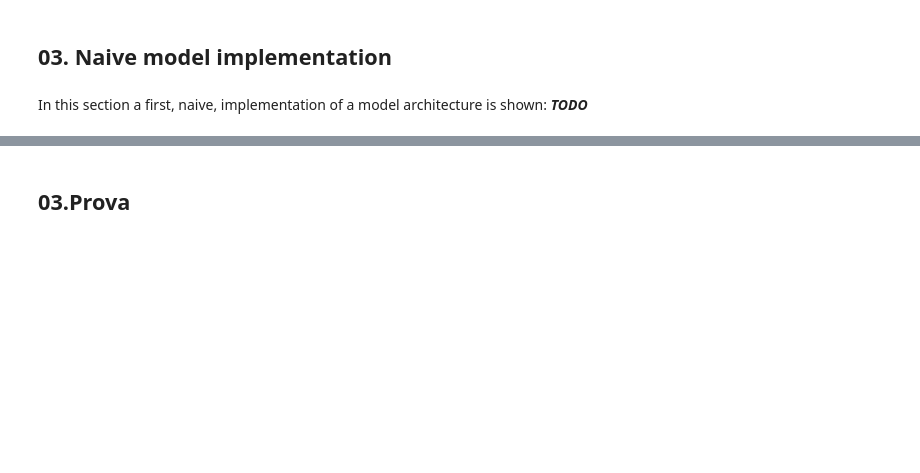
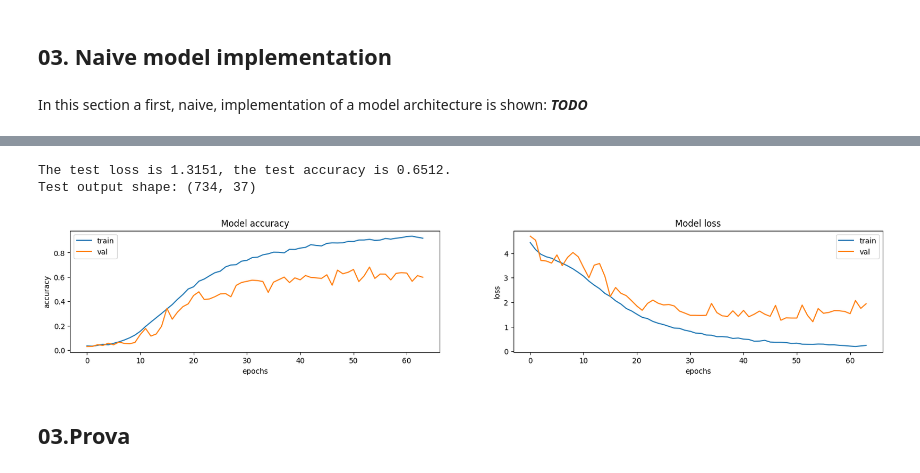
Before and after one commit to Nicolo02/PetClassification_CV_Project, a Jupyter notebook: Task1.ipynb, the cells around one changed output, grey strips where cells are left out. Saved outputs shown, nothing was run; the diff lists cells and outputs as text; code cells hidden in the pictures; blank space fills up the shorter version.

```diff
--- a/Task1.ipynb
+++ b/Task1.ipynb
@@ -54,0 +60,11 @@ np.random.seed(seed)
+# %%
+def plot_history(history):
+    plt.figure(figsize=(20, 3))
+    for i, metric in enumerate(["accuracy", "loss"]):
+        plt.subplot(1, 2, i + 1)
+        plt.plot(history.history[metric])
+        plt.plot(history.history["val_" + metric])
+        plt.title("Model {}".format(metric))
+        plt.xlabel("epochs")
+        plt.ylabel(metric)
+        plt.legend(["train", "val"])
@@ -55,7 +73,9 @@ np.random.seed(seed)
 # %%
-## inserire variabili "globali" es batch_size
-IMG_SHAPE = (224, 224)
+IMG_SHAPE = (256, 256)
 BATCH_SIZE = 32
+EPOCHS = 150
+METRICS = ["accuracy"]
+PATIENCE = 10
 # %% [markdown]
 ## 02. Data import, inspection and pre-processing
 # %% [markdown]
@@ -251,7 +366,11 @@ model.summary()
 # %%
-opt = Adam(learning_rate = 1e-3)
-loss_fcn = SparseCategoricalCrossentropy()
-model.compile(loss = loss_fcn, optimizer = opt, metrics = ["accuracy"])
+opt         = Adam(learning_rate = 1e-3)
+loss_fcn    = SparseCategoricalCrossentropy()
+model.compile(loss=loss_fcn, optimizer=opt, metrics=METRICS)
 
-epochs = 20
-history = model.fit(train_ds, epochs = epochs, validation_data = val_ds);
+callbacks = [
+    ## Restore the best weights of the model based on the validation loss, with a patience of EPOCHS epochs
+    keras.callbacks.EarlyStopping(monitor="val_loss", patience=PATIENCE, restore_best_weights=True)
+]
+
+history = model.fit(train_ds, epochs=EPOCHS, validation_data=val_ds, callbacks=callbacks);
@@ -258,18 +395,13 @@ history = model.fit(train_ds, epochs = epochs, validation_data = val_ds);
 # %%
-plt.figure(figsize=(20, 3))
-for i, metric in enumerate(["accuracy", "loss"]):
-    plt.subplot(1, 2, i + 1)
-    plt.plot(history.history[metric])
-    plt.plot(history.history["val_" + metric])
-    plt.title("Model {}".format(metric))
-    plt.xlabel("epochs")
-    plt.ylabel(metric)
-    plt.legend(["train", "val"])
+plot_history(history)
 
 test_loss, test_metric = model.evaluate(test_ds, verbose=0)
 pred = model.predict(test_ds, verbose=0)
-
 print(f"The test loss is {test_loss:.4f}, the test accuracy is {test_metric:.4f}.")
 print("Test output shape: {}".format(pred.shape))
+# %% [output]
+The test loss is 1.3151, the test accuracy is 0.6512.
+Test output shape: (734, 37)
+[figure, added]
 # %% [markdown]
 ## 03.Prova
```
Also changed, not shown: parts of 21 cells of this notebook.
